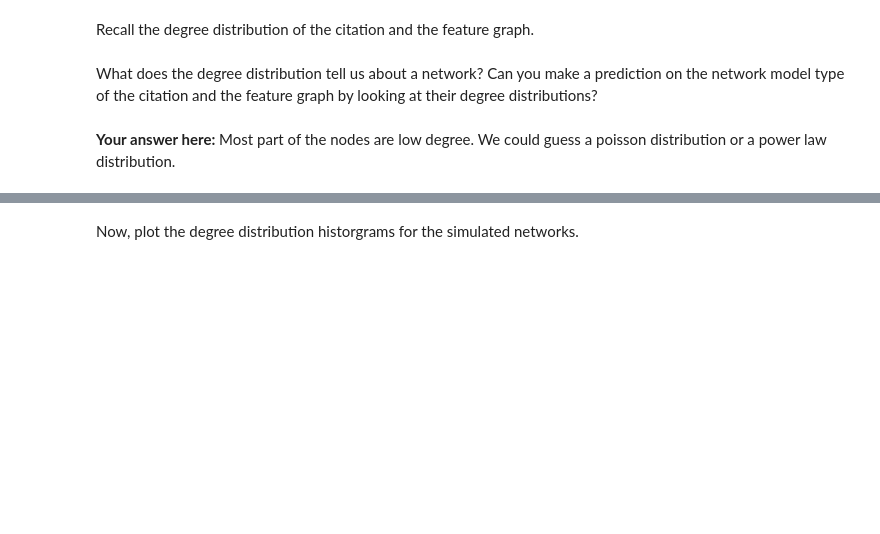
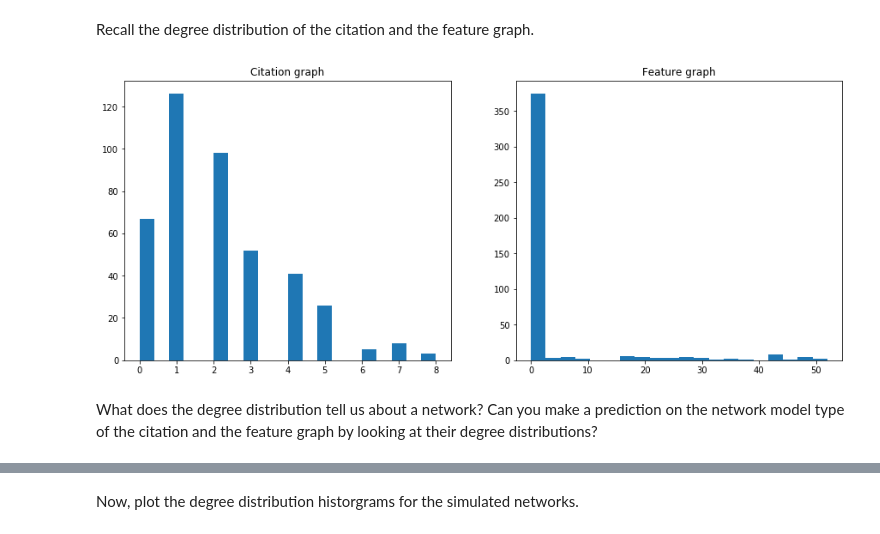
Before and after one commit to raphaelreis/ntds_2019, a Jupyter notebook: assignments/1_network_science.ipynb, the cells around one changed output, grey strips where cells are left out. Saved outputs shown, nothing was run; the diff lists cells and outputs as text; code cells hidden in the pictures; blank space fills up the shorter version.

```diff
--- a/assignments/1_network_science.ipynb
+++ b/assignments/1_network_science.ipynb
@@ -490,12 +692,12 @@ Recall the degree distribution of the citation and the feature graph.
 # %%
 fig, axes = plt.subplots(1, 2, figsize=(15, 6))
 axes[0].set_title('Citation graph')
-citation_degrees = degrees_citation
-axes[0].hist(citation_degrees);
+citation_degrees = get_degree_sequence(reduced_A_citation)
+axes[0].hist(citation_degrees, bins=20);
 axes[1].set_title('Feature graph')
-feature_degrees = degrees_feature
-axes[1].hist(feature_degrees);
+feature_degrees = get_degree_sequence(A_feature_pruned)
+axes[1].hist(feature_degrees, bins=20);
+# %% [output]
+[figure, added]
 # %% [markdown]
 What does the degree distribution tell us about a network? Can you make a prediction on the network model type of the citation and the feature graph by looking at their degree distributions?
-# %% [markdown]
-**Your answer here:** Most part of the nodes are low degree. We could guess a poisson distribution or a power law distribution.
```
Also changed, not shown: parts of 91 cells of this notebook.
